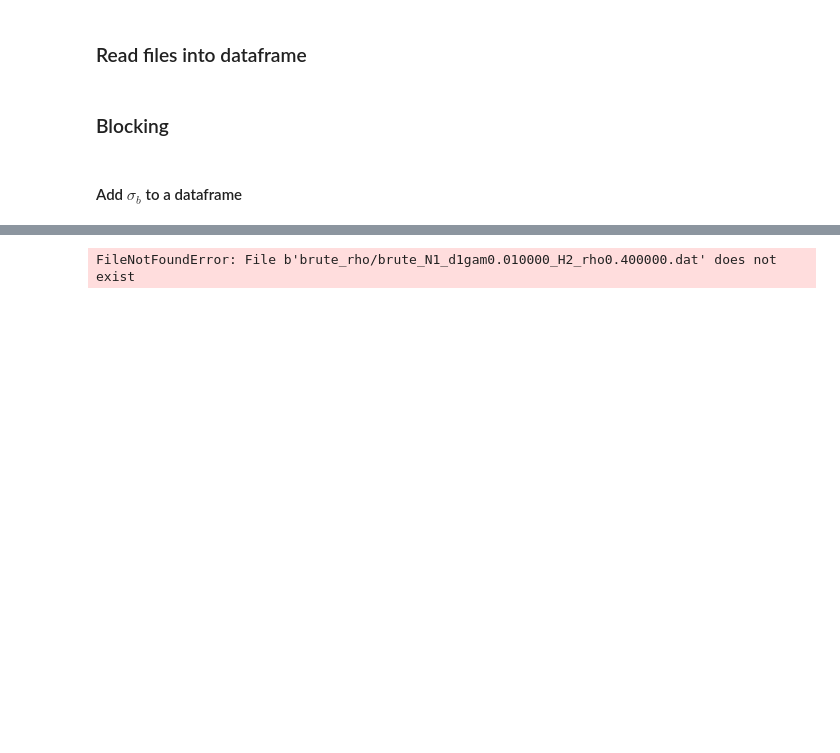
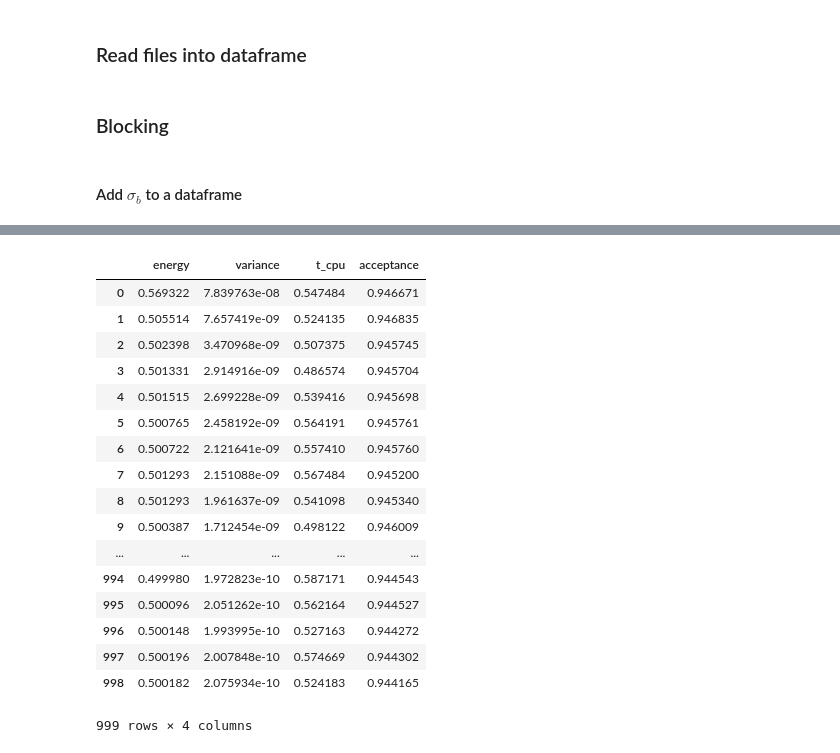
Before and after one commit to hannahberg/project2ML, a Jupyter notebook: notebooks/analysis.ipynb, the cells around one changed output, grey strips where cells are left out. Cells and saved outputs as stored; diff of their text form; code cells hidden in the pictures; blank space fills up the shorter version.

```diff
--- a/notebooks/analysis.ipynb
+++ b/notebooks/analysis.ipynb
@@ -19,7 +19,7 @@ plt.rcParams.update(params)
 # set wanted parameters for plots
 # %%
 def name_dat_file(directory):
-    filenames = [f for f in glob.glob('~/project2ML/results/data/'+ directory + '*.dat')]
+    filenames = [f for f in glob.glob('/home/hannahcb/project2ML/results/data/'+ directory + '*.dat') if not 'params' in f]
     return filenames
 # %% [markdown]
 Sort filenames nicely
@@ -102,7 +102,7 @@ def plotenergy(df,legend_names):
 # %%
 dire = '../results/data/'
 # %%
-dbrute =  'brute_rho/'
+dbrute =  'brute_gamma/'
 # %%
 dbrute
 # %% [output]
@@ -118,4 +123,23 @@ bruteg = dbrute + 'brute_N1_d1gam0.010000_H2_rho0.400000.dat'
 # %%
-bg = energy_to_df(bruteg)
+bg = energy_to_df(brute_gam[-1])
-# %% [output]
-FileNotFoundError: File b'brute_rho/brute_N1_d1gam0.010000_H2_rho0.400000.dat' does not exist
+# %%
+bg
+# %% [output]
+|  | energy | variance | t_cpu | acceptance |
+| 0 | 0.569322 | 7.839763e-08 | 0.547484 | 0.946671 |
+| 1 | 0.505514 | 7.657419e-09 | 0.524135 | 0.946835 |
+| 2 | 0.502398 | 3.470968e-09 | 0.507375 | 0.945745 |
+| 3 | 0.501331 | 2.914916e-09 | 0.486574 | 0.945704 |
+| 4 | 0.501515 | 2.699228e-09 | 0.539416 | 0.945698 |
+| 5 | 0.500765 | 2.458192e-09 | 0.564191 | 0.945761 |
+| 6 | 0.500722 | 2.121641e-09 | 0.557410 | 0.945760 |
+| 7 | 0.501293 | 2.151088e-09 | 0.567484 | 0.945200 |
+| 8 | 0.501293 | 1.961637e-09 | 0.541098 | 0.945340 |
+| 9 | 0.500387 | 1.712454e-09 | 0.498122 | 0.946009 |
+| ... | ... | ... | ... | ... |
+| 994 | 0.499980 | 1.972823e-10 | 0.587171 | 0.944543 |
+| 995 | 0.500096 | 2.051262e-10 | 0.562164 | 0.944527 |
+| 996 | 0.500148 | 1.993995e-10 | 0.527163 | 0.944272 |
+| 997 | 0.500196 | 2.007848e-10 | 0.574669 | 0.944302 |
+| 998 | 0.500182 | 2.075934e-10 | 0.524183 | 0.944165 |
+999 rows × 4 columns
```
Also changed, not shown: parts of 12 cells of this notebook, 2 other files.
